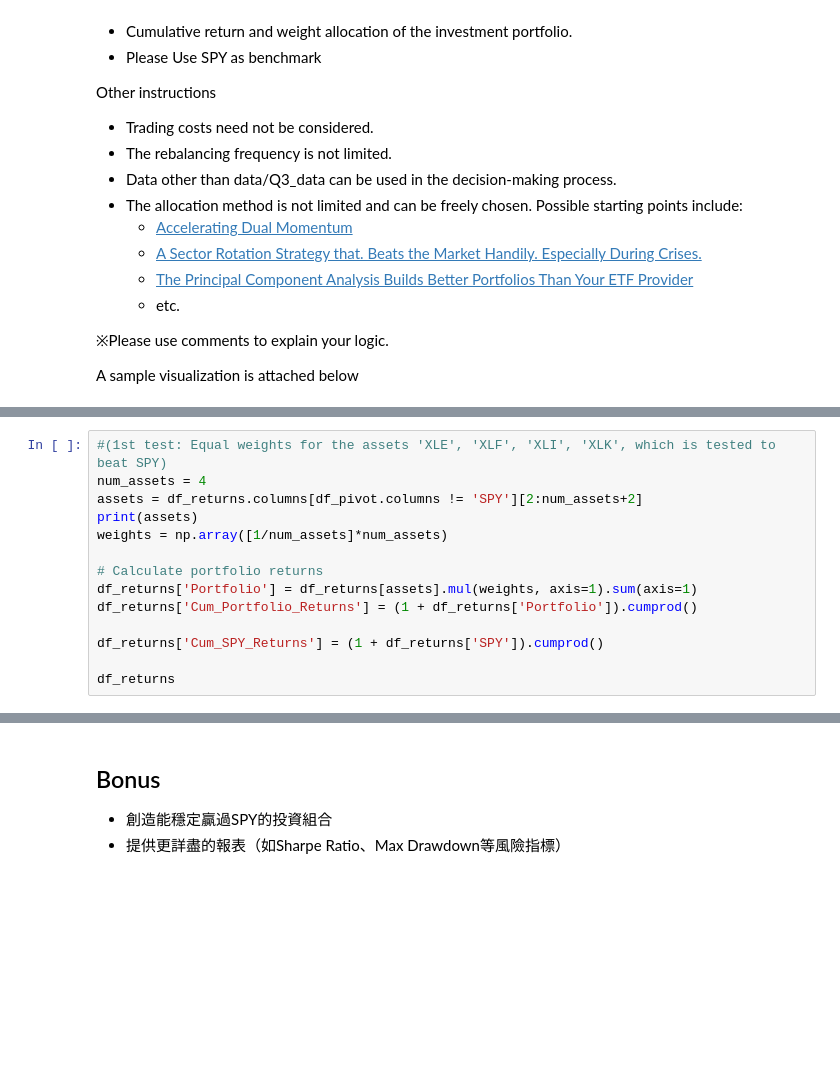
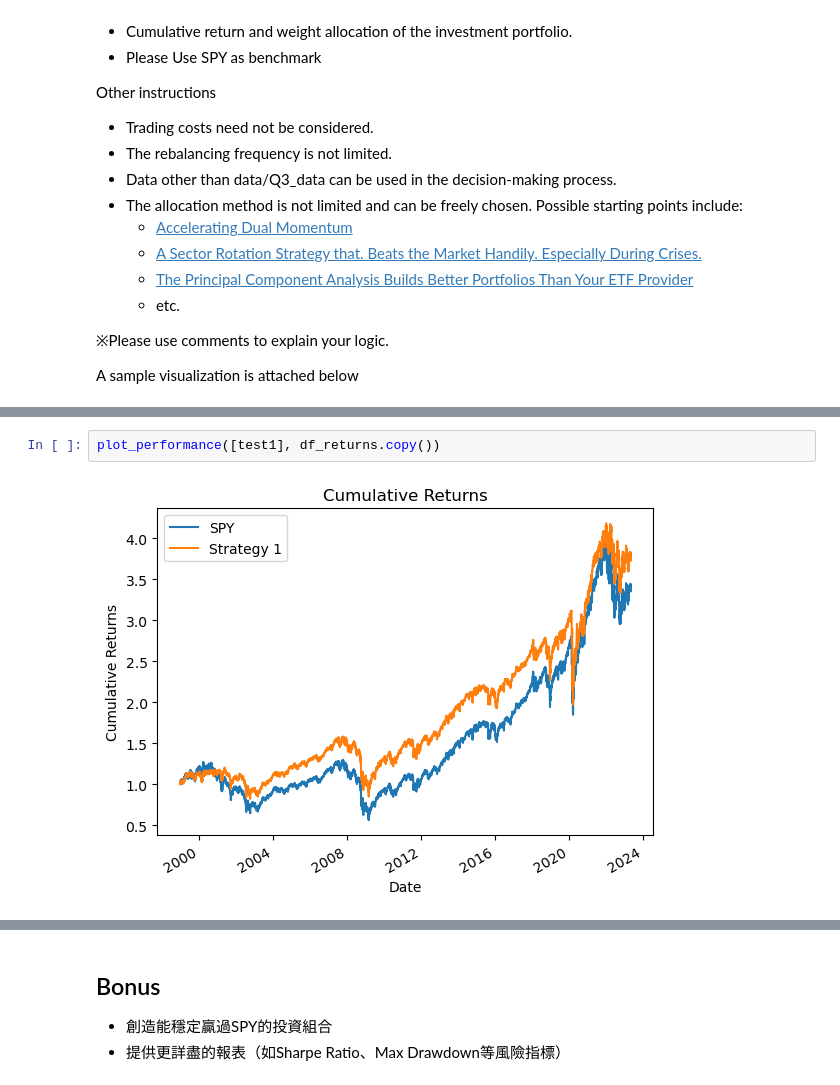
Before and after one commit to Raccoon103/Gambling-Apocalypse-Crypto, a Jupyter notebook: CryptoStrat.ipynb, the cells around one changed output, grey strips where cells are left out. Drawn from its saved outputs; the diff is of its cells as text; blank space fills up the shorter version.

```diff
--- a/CryptoStrat.ipynb
+++ b/CryptoStrat.ipynb
@@ -475,17 +120,3 @@ df_returns
 | 2023-05-05 | 0.018513 | 0.016850 | 0.012498 | 0.027141 | 0.024723 | 0.015097 | 0.025078 | 0.009285 | 0.015460 | 0.006415 | 0.008988 | ... |
 | 2023-05-08 | 0.000267 | -0.003264 | 0.010115 | 0.000000 | 0.001547 | -0.003618 | -0.000529 | -0.002980 | -0.006944 | -0.003042 | -0.002171 | ... |
 6133 rows × 12 columns
-# %%
-#(1st test: Equal weights for the assets 'XLE', 'XLF', 'XLI', 'XLK', which is tested to beat SPY)
-num_assets = 4
-assets = df_returns.columns[df_pivot.columns != 'SPY'][2:num_assets+2]
-print(assets)
-weights = np.array([1/num_assets]*num_assets)
-
-# Calculate portfolio returns
-df_returns['Portfolio'] = df_returns[assets].mul(weights, axis=1).sum(axis=1)
-df_returns['Cum_Portfolio_Returns'] = (1 + df_returns['Portfolio']).cumprod()
-
-df_returns['Cum_SPY_Returns'] = (1 + df_returns['SPY']).cumprod()
-
-df_returns
@@ -542 +207,5 @@ plt.show()
+# %%
+plot_performance([test1], df_returns.copy())
+# %% [output]
+[figure, added]
 # %%
```
Also changed, not shown: parts of 32 cells of this notebook.
